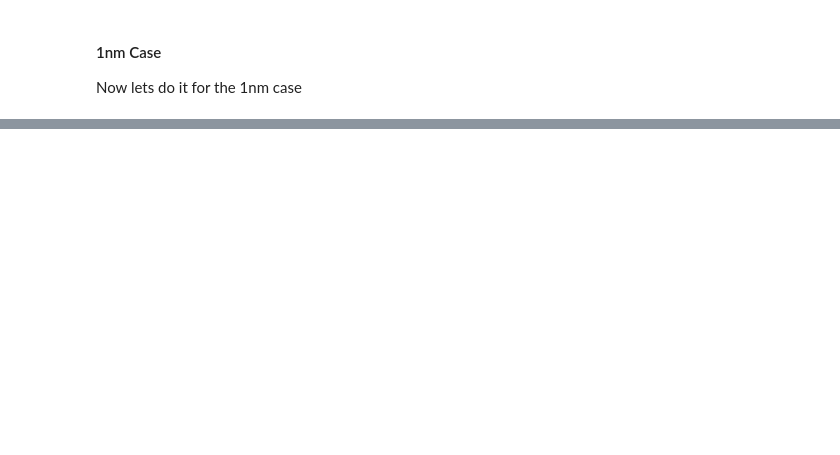
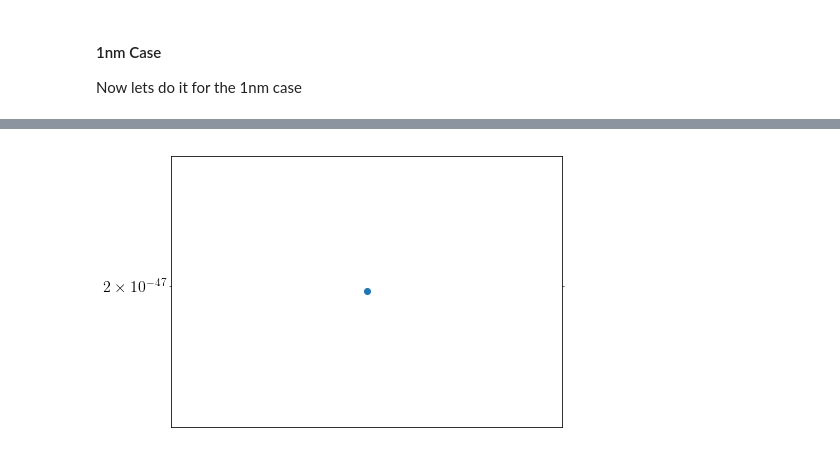
Before and after one commit to tedwards2412/paleo_detectors, a Jupyter notebook: Notebooks/Mass_Reconstruction.ipynb, the cells around one changed output, grey strips where cells are left out. Drawn from its saved outputs; the diff is of its cells as text; code cells hidden in the pictures; blank space fills up the shorter version.

```diff
--- a/Notebooks/Mass_Reconstruction.ipynb
+++ b/Notebooks/Mass_Reconstruction.ipynb
@@ -335,0 +413,13 @@ Now lets do it for the 1nm case
+# %%
+i = 5500
+P0 = c_1nm[i,:]
+pp, el_ind = shSinj_1nm.query_region(P0, sigma=3.0, d=1, return_indices = True)
+# print(N[el_ind])
+fig, ax = plt.subplots(figsize=(7,5))
+
+ax.set_xscale('log')
+ax.set_yscale('log')
+plt.scatter(pp[:,0], pp[:,1])
+plt.show()
+# %% [output]
+[figure, added]
```
Also changed, not shown: parts of 15 cells of this notebook, 33 other files.
